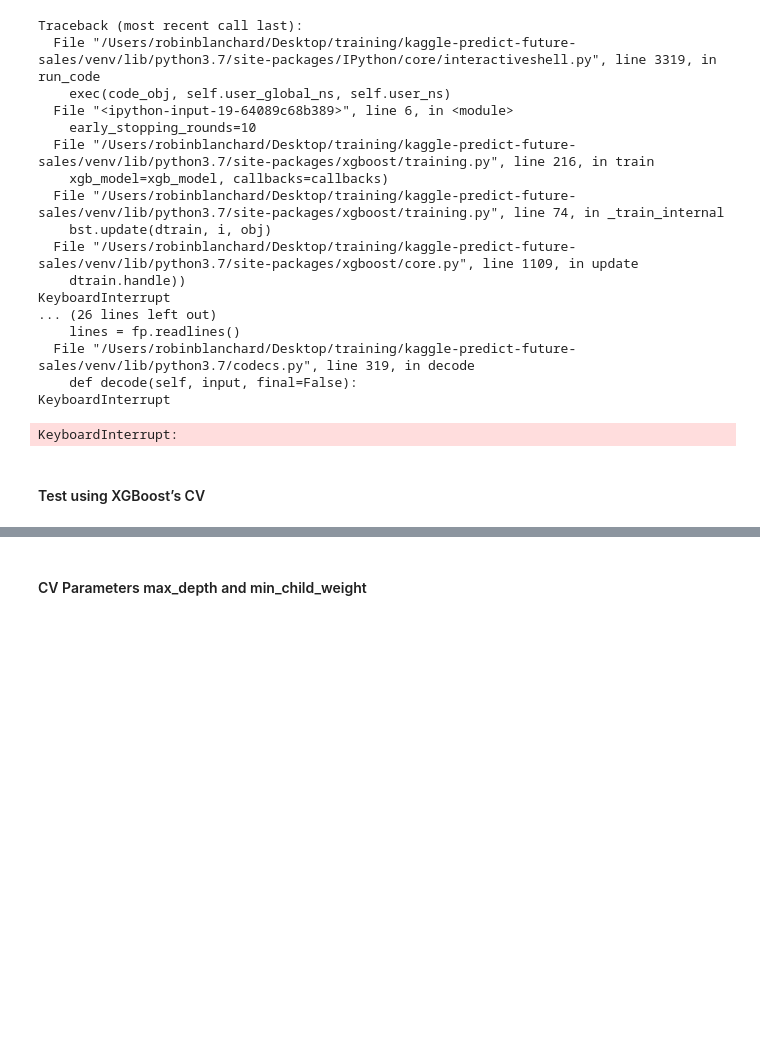
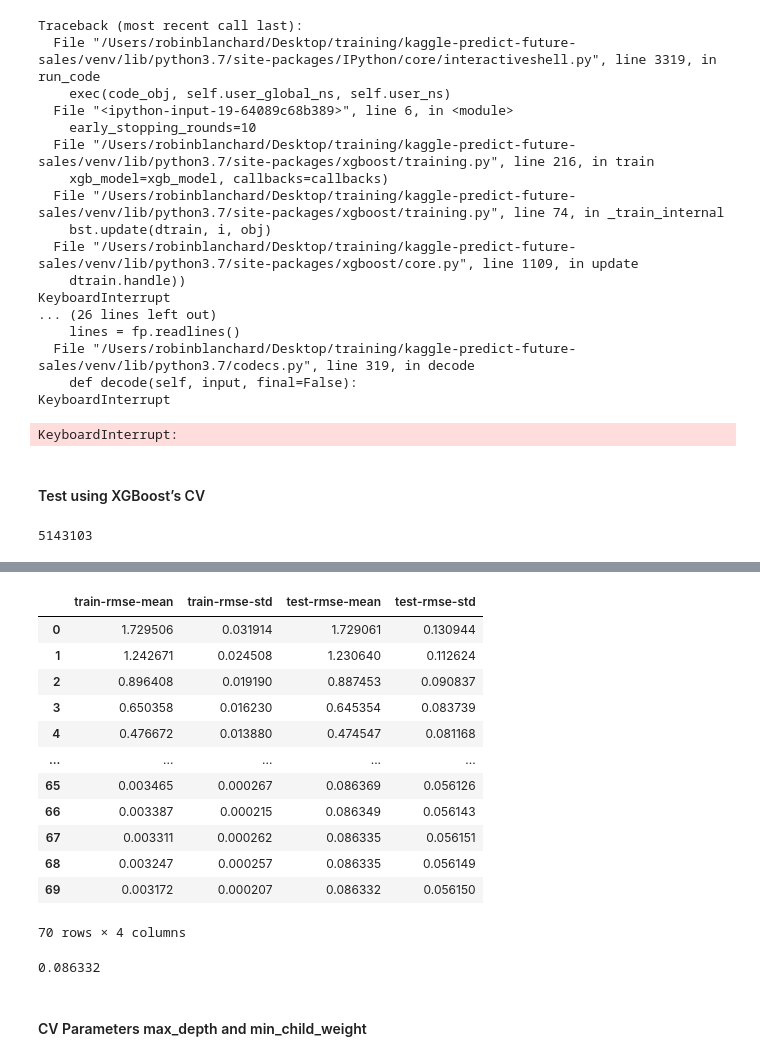
Before and after one commit to RobBlanchard/kaggle-predict-sales, a Jupyter notebook: XGBoost - Feature + Model Selection.ipynb, the cells around one changed output, grey strips where cells are left out. Drawn from its saved outputs; the diff is of its cells as text; code cells hidden in the pictures; blank space fills up the shorter version.

```diff
--- a/XGBoost - Feature + Model Selection.ipynb
+++ b/XGBoost - Feature + Model Selection.ipynb
@@ -316,7 +324,7 @@ KeyboardInterrupt:
 # %% [markdown]
 #### Test using XGBoost’s CV
 # %%
-train = df_fs_done.loc[(df_fs_done["date_block_num"]>=2) & (df_fs_done["date_block_num"]<=32)]
+train = df_fs_done.loc[(df_fs_done["date_block_num"]>=20) & (df_fs_done["date_block_num"]<=32)]
 test = df_fs_done.loc[(df_fs_done["date_block_num"]>=33)]
 # %%
 identificators = ["shop_id","item_id","date_block_num"]
@@ -331,11 +337,28 @@ y_valid = valid[label]
 X_test = test[predictors+identificators]
 # %%
 dtrain = xgb.DMatrix(X_train, label=y_train)
+# %%
+params = {
+    # Parameters that we are going to tune.
+    'max_depth':6,
+    'min_child_weight': 1,
+    'eta':.3,
+    'subsample': 1,
+    'colsample_bytree': 1,
+    # Other parameters
+    'objective':'reg:linear',
+}
+params['eval_metric'] = "rmse"
+num_boost_round = 999
+# %%
+len(X_train)
+# %% [output]
+5143103
 # %%
 cv_results = xgb.cv(
     params,
     dtrain,
-    num_boost_round=999,
+    num_boost_round=num_boost_round,
     seed=42,
     nfold=5,
     metrics={'rmse'},
@@ -352,3 +374,20 @@ cv_results
+|  | train-rmse-mean | train-rmse-std | test-rmse-mean | test-rmse-std |
+| 0 | 1.729506 | 0.031914 | 1.729061 | 0.130944 |
+| 1 | 1.242671 | 0.024508 | 1.230640 | 0.112624 |
+| 2 | 0.896408 | 0.019190 | 0.887453 | 0.090837 |
+| 3 | 0.650358 | 0.016230 | 0.645354 | 0.083739 |
+| 4 | 0.476672 | 0.013880 | 0.474547 | 0.081168 |
+| ... | ... | ... | ... | ... |
+| 65 | 0.003465 | 0.000267 | 0.086369 | 0.056126 |
+| 66 | 0.003387 | 0.000215 | 0.086349 | 0.056143 |
+| 67 | 0.003311 | 0.000262 | 0.086335 | 0.056151 |
+| 68 | 0.003247 | 0.000257 | 0.086335 | 0.056149 |
+| 69 | 0.003172 | 0.000207 | 0.086332 | 0.056150 |
+70 rows × 4 columns
+# %%
+cv_results["test-rmse-mean"].min()
+# %% [output]
+0.086332
 # %% [markdown]
 #### CV Parameters max_depth and min_child_weight
 # %%
```
Also changed, not shown: parts of 11 cells of this notebook, 3 other files.
